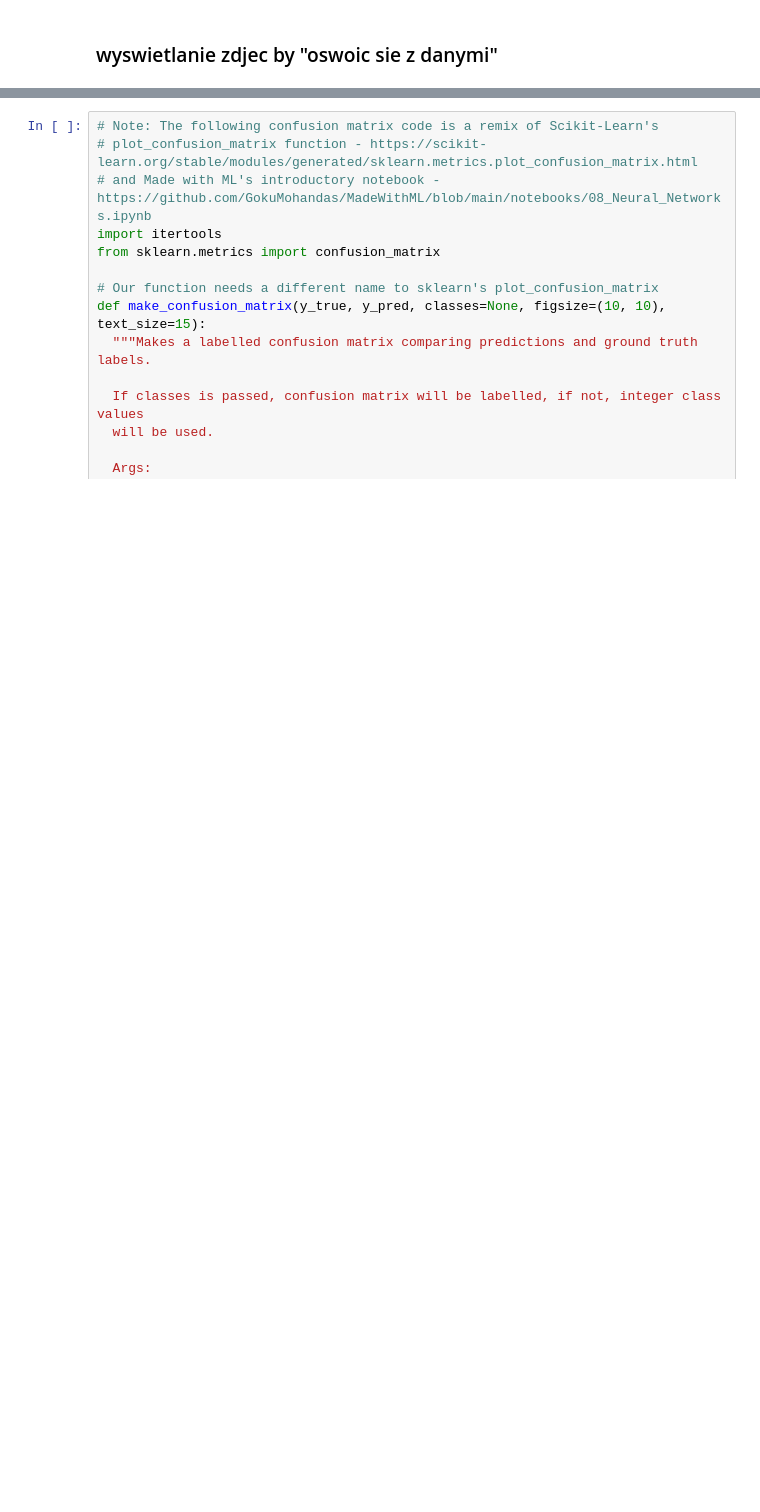
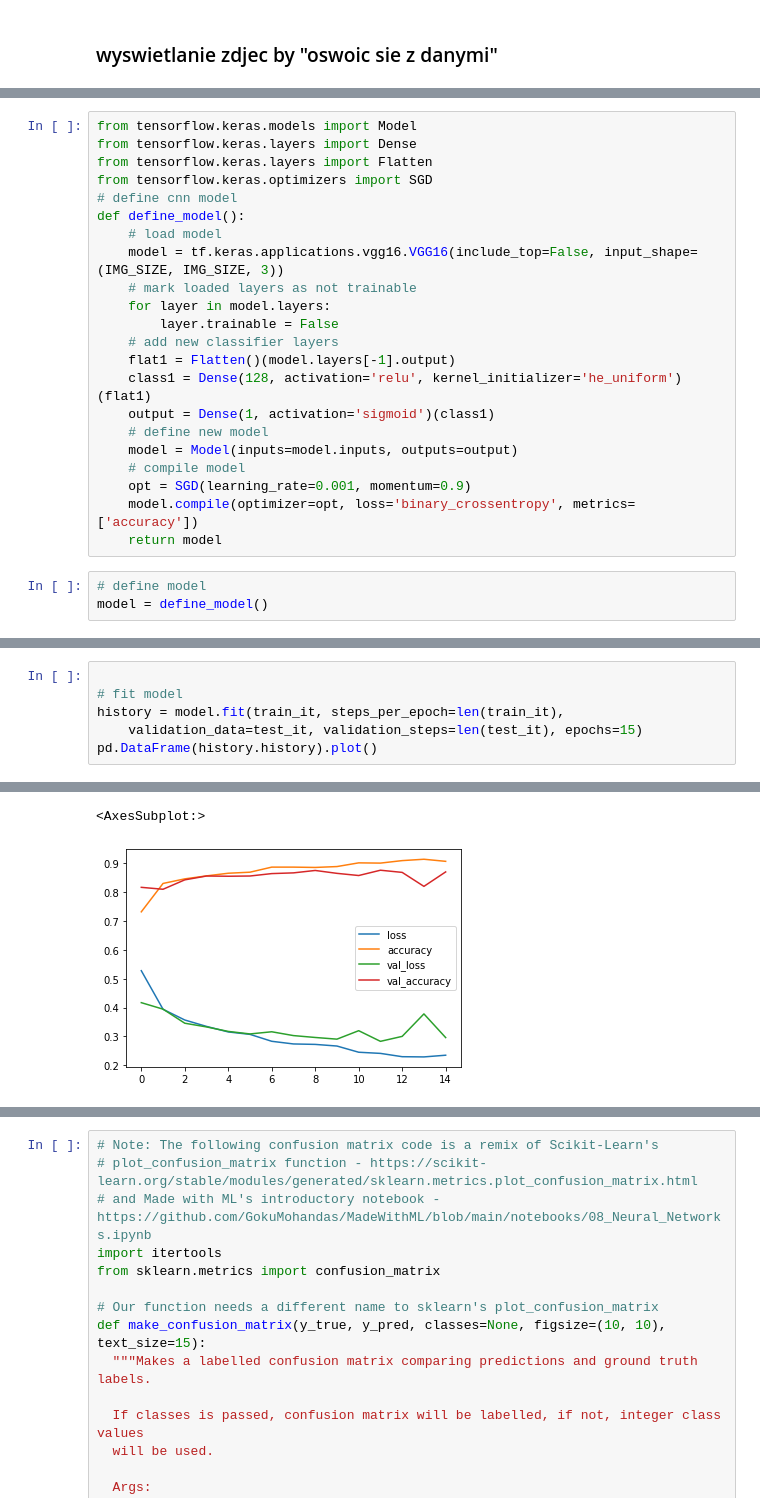
Before and after one commit to michalskibinski109/projekt, a Jupyter notebook: PROJEKT.ipynb, the cells around one changed output, grey strips where cells are left out. Cells and saved outputs as stored; diff of their text form; blank space fills up the shorter version.

```diff
--- a/PROJEKT.ipynb
+++ b/PROJEKT.ipynb
@@ -120,0 +74,25 @@ Epoch 10/10
+# %%
+from tensorflow.keras.models import Model
+from tensorflow.keras.layers import Dense
+from tensorflow.keras.layers import Flatten
+from tensorflow.keras.optimizers import SGD
+# define cnn model
+def define_model():
+	# load model
+	model = tf.keras.applications.vgg16.VGG16(include_top=False, input_shape=(IMG_SIZE, IMG_SIZE, 3))
+	# mark loaded layers as not trainable
+	for layer in model.layers:
+		layer.trainable = False
+	# add new classifier layers
+	flat1 = Flatten()(model.layers[-1].output)
+	class1 = Dense(128, activation='relu', kernel_initializer='he_uniform')(flat1)
+	output = Dense(1, activation='sigmoid')(class1)
+	# define new model
+	model = Model(inputs=model.inputs, outputs=output)
+	# compile model
+	opt = SGD(learning_rate=0.001, momentum=0.9)
+	model.compile(optimizer=opt, loss='binary_crossentropy', metrics=['accuracy'])
+	return model
+# %%
+# define model
+model = define_model()
@@ -120,0 +111,7 @@ Epoch 10/10
+# %%
+
+# fit model
+history = model.fit(train_it, steps_per_epoch=len(train_it),
+	validation_data=test_it, validation_steps=len(test_it), epochs=15)
+pd.DataFrame(history.history).plot()
+# %% [output]
@@ -120,0 +135,2 @@ Epoch 10/10
+<AxesSubplot:>
+[figure, added]
```
Also changed, not shown: parts of 22 cells of this notebook.
